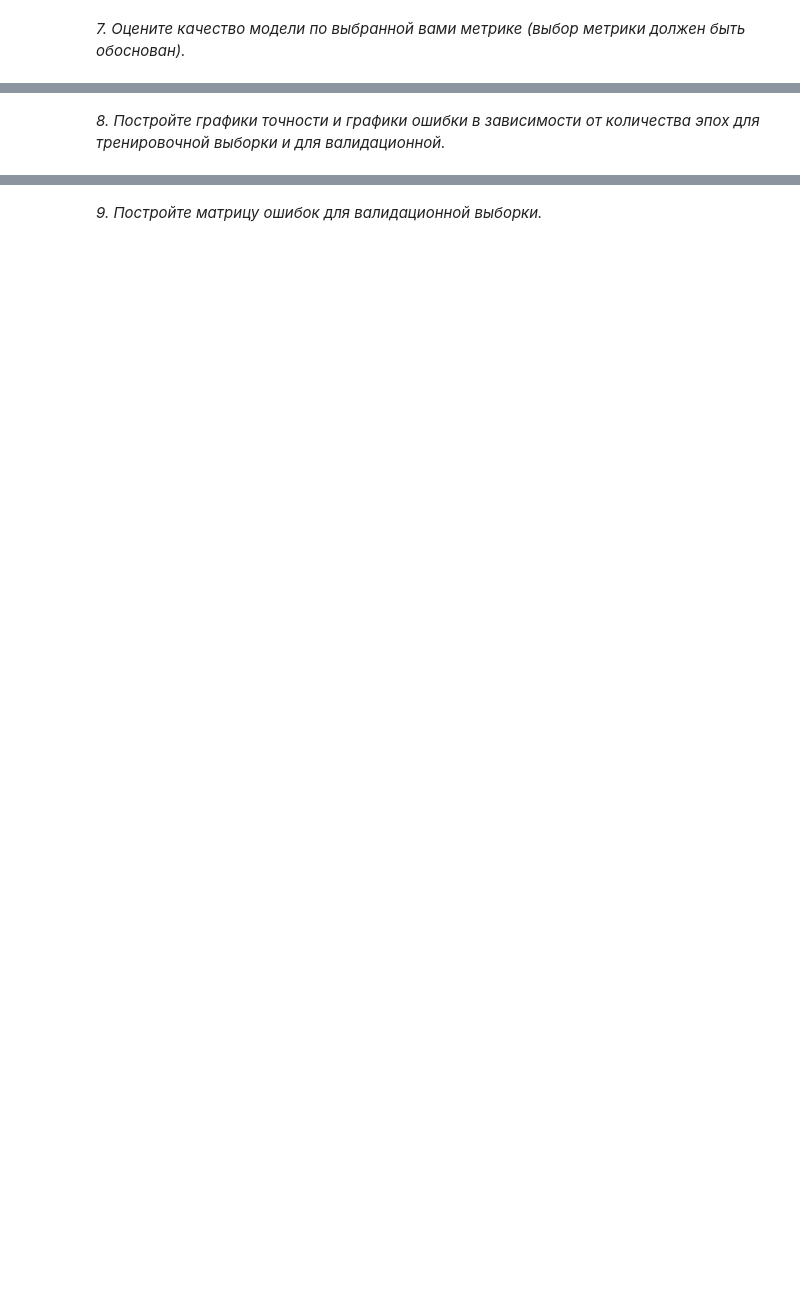
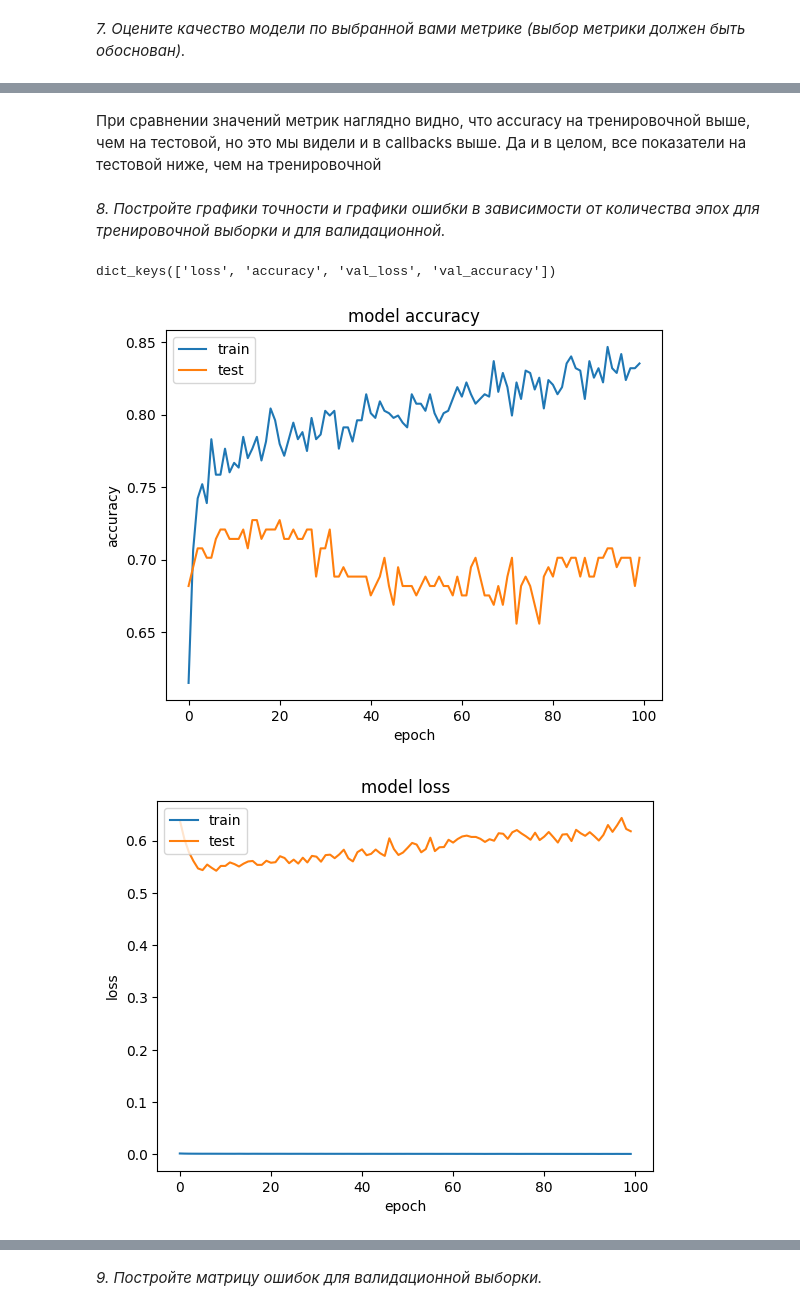
Before and after one commit to W1llAnn/1tdata-homework, a Jupyter notebook: 3.1 - homework.ipynb, the cells around one changed output, grey strips where cells are left out. Drawn from its saved outputs; the diff is of its cells as text; code cells hidden in the pictures; blank space fills up the shorter version.

```diff
--- a/3.1 - homework.ipynb
+++ b/3.1 - homework.ipynb
@@ -169,7 +194,7 @@ print(Y)
 # %% [markdown]
 *3. Создаем тренировочную и валидационную выборки.*
 # %%
-X_train, X_test, y_train, y_test = train_test_split(X, Y, stratify=y, test_size=0.20, random_state=42)
+X_train, X_test, y_train, y_test = train_test_split(X, Y, stratify=Y, test_size=0.20, random_state=42)
 # %% [markdown]
 *4. Масштабируем данные известными вам методами из библиотеки Scikit-learn.*
 # %%
@@ -182,2 +255,24 @@ X_test_scaler = scaler.transform(X_test)
 # %% [markdown]
 *6. Обучите модель.*
+# %%
+callbacks = keras.callbacks.EarlyStopping(
+    monitor='val_accuracy',
+    min_delta=0.90,
+    patience=100,
+    verbose=1,
+    mode='auto',
+    baseline=None,
+    )
+
+class_weight = {0: weight_for_0 , 1:weight_for_1}
+# %%
+model_fit = model.fit(
+    X_train_scaler,
+    y_train,
+    batch_size=64,
+    epochs=100,
+    verbose=1,
+    callbacks=callbacks,
+    validation_data=(X_test_scaler , y_test),
+    class_weight=class_weight,
+)
@@ -186,2 +329,28 @@ X_test_scaler = scaler.transform(X_test)
+# %% [markdown]
+При сравнении значений метрик наглядно видно, что accuracy на тренировочной выше, чем на тестовой, но это мы видели и в callbacks выше.
+Да и в целом, все показатели на тестовой ниже, чем на тренировочной
 # %% [markdown]
 *8. Постройте графики точности и графики ошибки в зависимости от количества эпох для тренировочной выборки и для валидационной.*
+# %%
+print(model_fit.history.keys())
+# %% [output]
+dict_keys(['loss', 'accuracy', 'val_loss', 'val_accuracy'])
+# %%
+plt.plot(model_fit.history['accuracy'])
+plt.plot(model_fit.history['val_accuracy'])
+plt.title('model accuracy')
+plt.ylabel('accuracy')
+plt.xlabel('epoch')
+plt.legend(['train', 'test'], loc='upper left')
+plt.show()
+
+plt.plot(model_fit.history['loss'])
+plt.plot(model_fit.history['val_loss'])
+plt.title('model loss')
+plt.ylabel('loss')
+plt.xlabel('epoch')
+plt.legend(['train', 'test'], loc='upper left')
+plt.show()
+# %% [output]
+[figure, added]
+[figure, added]
```
Also changed, not shown: parts of 36 cells of this notebook, 2 other files.
